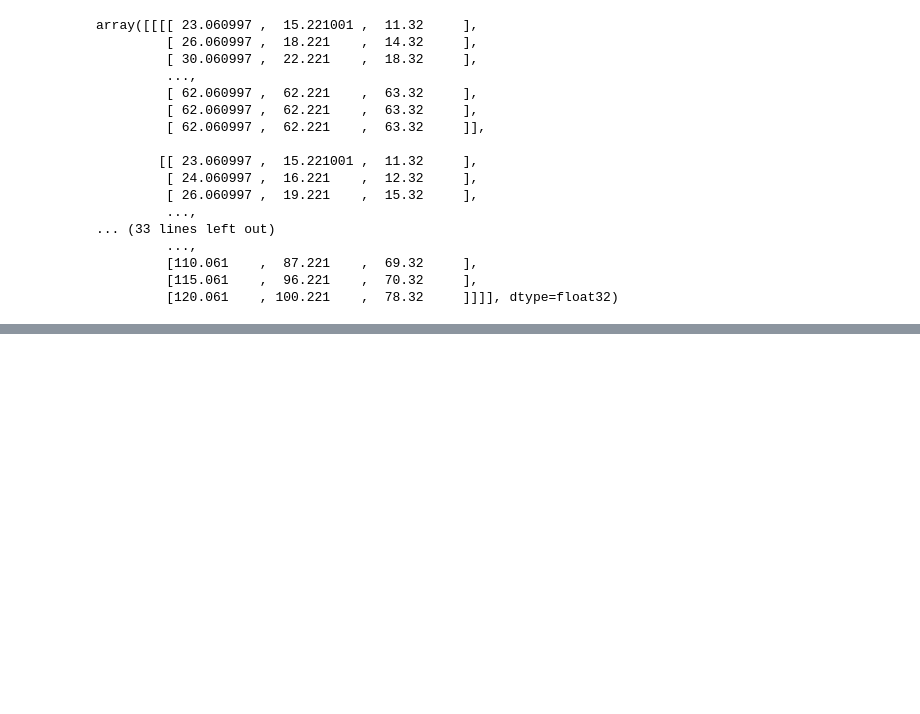
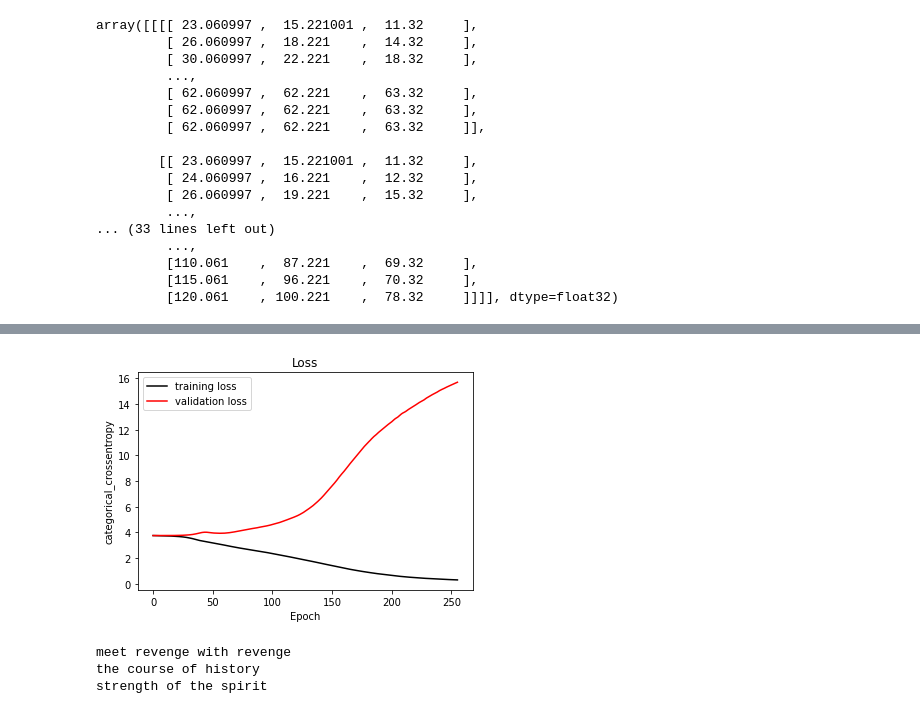
Before and after one commit to PabloBrianese/introduction-to-deep-learning, a Jupyter notebook: introduction-to-deep-learning-with-keras/chapter4.ipynb, the cells around one changed output, grey strips where cells are left out. Cells and saved outputs as stored; diff of their text form; code cells hidden in the pictures; blank space fills up the shorter version.

Commit message:
Fin del capítulo 4, unidades LSTM y producción de texto

```diff
--- a/introduction-to-deep-learning-with-keras/chapter4.ipynb
+++ b/introduction-to-deep-learning-with-keras/chapter4.ipynb
@@ -514,0 +611,61 @@ Titi predictions
+# %%
+from tensorflow.keras.utils import to_categorical
+
+# Very annoyingly, out Tokenizer uses codes 1...n
+# And our categorical variable processor uses codes 0...n-1
+# Sigh
+data = np.array(sequences) - 1
+
+predictors = np.array([sequence[:3] for sequence in data])
+targets = to_categorical([sequence[3] for sequence in data])
+
+# Set the correct data type
+predictors, targets = np.float32(predictors), np.float32(targets)
+# %%
+from tensorflow.keras.models import Sequential
+from tensorflow.keras.layers import Embedding, LSTM, Dense
+
+model = Sequential([
+  Embedding(input_dim=vocab_size, input_length=3, output_dim=8),
+  LSTM(32),
+  Dense(32, activation='relu'),
+  Dense(vocab_size, activation='softmax')
+])
+model.compile(optimizer='adam', loss='categorical_crossentropy')
+# %%
+history = model.fit(predictors, targets, validation_split=.1, epochs=2**8, verbose=False)
+# %%
+plt.plot(history.history['loss'], color='black', label='training loss')
+plt.plot(history.history['val_loss'], color='red', label='validation loss')
+plt.title('Loss')
+plt.xlabel('Epoch')
+plt.ylabel('categorical_crossentropy')
+plt.legend()
+plt.show()
+# %% [output]
+[figure, added]
+# %%
+# Decode the model's predictions
+def predict_text(test_text):
+  # Turn the text into a sequence of numbers
+  test_seq = tokenizer.texts_to_sequences([test_text])
+  # Use the data type and code that our model needs
+  test_seq = np.array(test_seq) - 1
+  # Use the model to get a probability distribution over the vocabulary
+  token_distribution = model.predict(test_seq)
+  # Get the highest probability token
+  pred = np.argmax(token_distribution, axis=1)[0]
+  # Turn the prediction into a token
+  token = int(pred + 1)
+  # Retrieve the word that maps to the prediction
+  word = tokenizer.index_word[token]
+
+  return word
+
+print('meet revenge with', predict_text('meet revenge with'))
+print('the course of', predict_text('the course of'))
+print('strength of the', predict_text('strength of the'))
+# %% [output]
+meet revenge with revenge
+the course of history
+strength of the spirit
```
Also changed, not shown: parts of 17 cells of this notebook.
